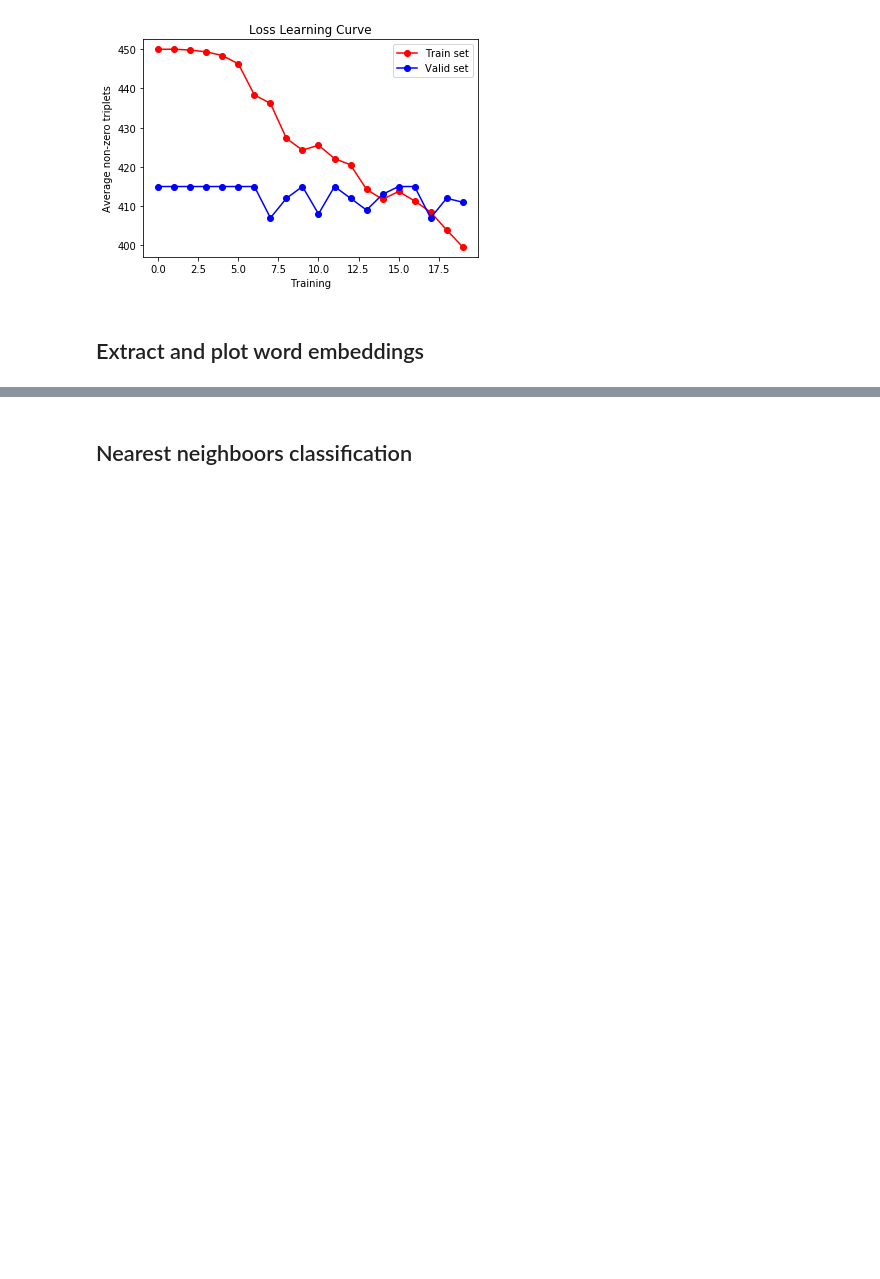
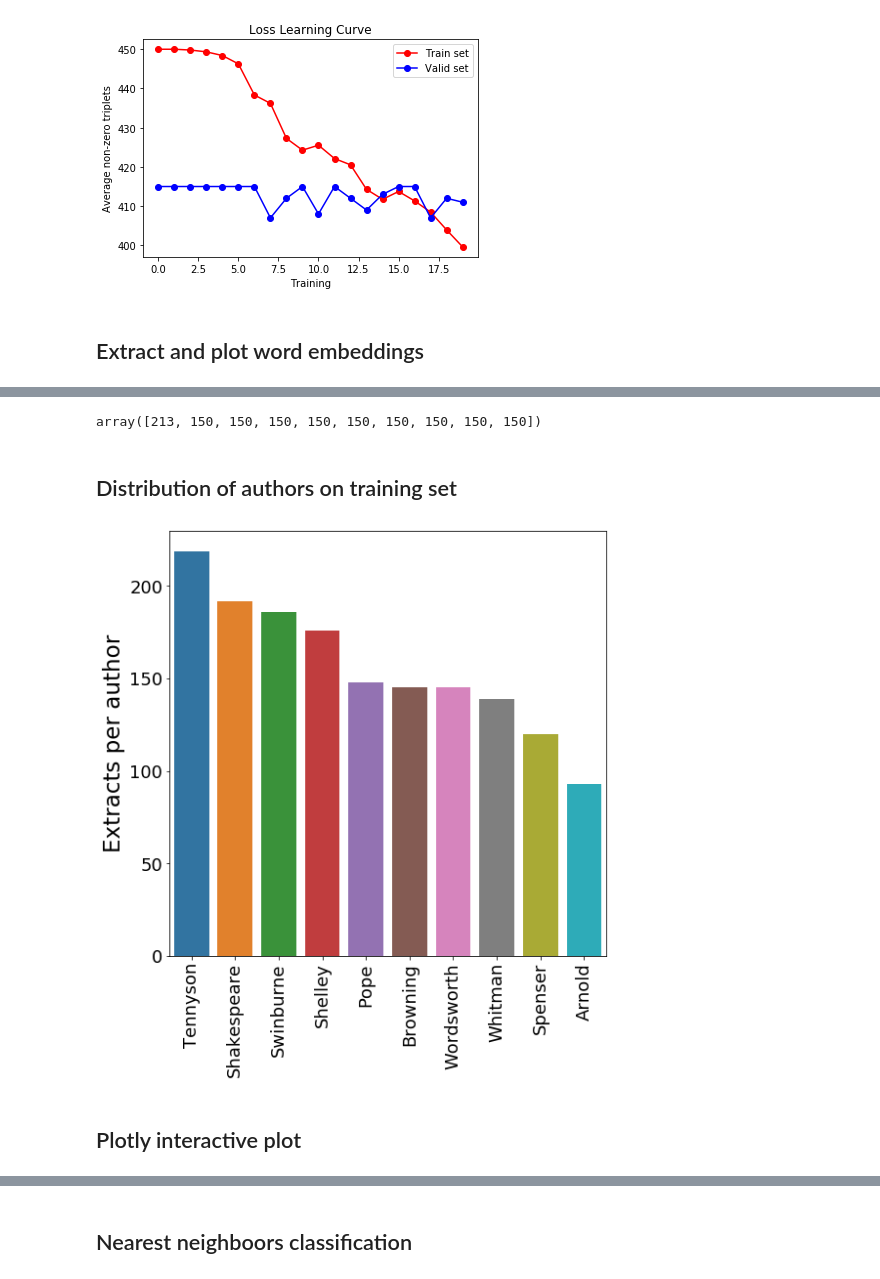
Before and after one commit to reneang17/authorencoder, a Jupyter notebook: src/results_on_10_authors.ipynb, the cells around one changed output, grey strips where cells are left out. Cells and saved outputs as stored; diff of their text form; code cells hidden in the pictures; blank space fills up the shorter version.

```diff
--- a/src/results_on_10_authors.ipynb
+++ b/src/results_on_10_authors.ipynb
@@ -20,6 +22,19 @@ file_dict = prefix + '_dict.pkl'
 tokenized_train_data = prefix + '_train.pkl'
 tokenized_valid_data = prefix + '_valid.pkl'
 tokenized_test_data = prefix + '_test.pkl'
+
+content_train_data = prefix + '_train_c.pkl'
+content_valid_data = prefix + '_valid_c.pkl'
+content_test_data = prefix + '_test_c.pkl'
+# %%
+with open(data_dir + content_train_data, 'rb') as f:
+    train_content, train_l = pickle.load(f)
+
+with open(data_dir + content_valid_data, 'rb') as f:
+    valid_content, _ = pickle.load(f)
+
+with open(data_dir + content_test_data, 'rb') as f:
+    test_content, _ = pickle.load(f)
 # %% [markdown]
 ## Load model
 # %%
@@ -87,0 +104,8 @@ plot_embeddings(train_emb, train_labels, save_plot='training.png', linewidths=1,
+# %%
+import pandas as pd
+#df_content = pd.read_csv('../data/processed/top10_train.csv', index_col=0)
+df = pd.DataFrame(train_emb, columns= ['d1', 'd2'])
+df['label'] = train_labels.reshape(len(train_labels),1)
+df['author'] = df['label'].apply(lambda x: author_list[int(x)])
+df['content'] = train_content
+df
@@ -87,0 +126,20 @@ plot_embeddings(train_emb, train_labels, save_plot='training.png', linewidths=1,
+# %%
+cols.values
+# %% [output]
+array([213, 150, 150, 150, 150, 150, 150, 150, 150, 150])
+# %% [markdown]
+## Distribution of authors on training set
+# %%
+FONTSIZE= 18
+cols = df.author.value_counts()
+fig = plt.figure(figsize=(8,8))
+ax = sns.barplot( cols.index, pd.DataFrame(np.array(train_l))[0].value_counts() , linewidth=1);
+#ax.set_title('Poetry scrap from the poetry foundation', fontsize=25)
+plt.ylabel('Extracts per author', fontsize=23)
+plt.xticks( rotation='vertical', fontsize=FONTSIZE);
+plt.yticks(  fontsize=FONTSIZE);
+plt.show()
+# %% [output]
+[figure, added]
+# %% [markdown]
+## Plotly interactive plot
```
Also changed, not shown: parts of 15 cells of this notebook.
